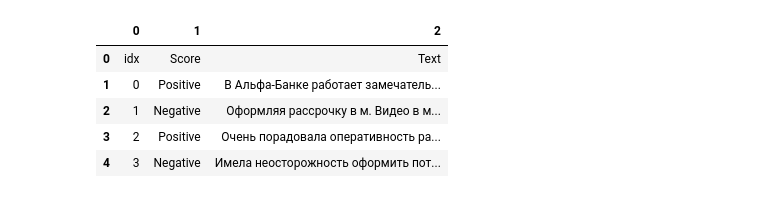
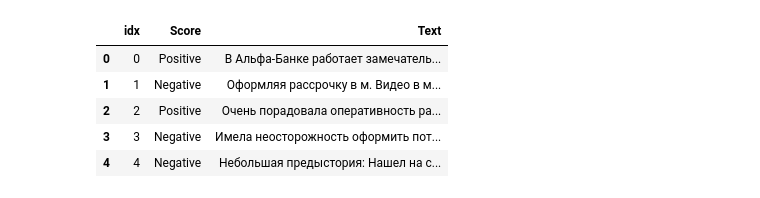
Before and after one commit to DrozhzhinD/lastbull, a Jupyter notebook: classaft.ipynb, the cells around one changed output. Cells and saved outputs as stored; diff of their text form; code cells hidden in the pictures.

```diff
--- a/classaft.ipynb
+++ b/classaft.ipynb
@@ -82,10 +52,10 @@ max_review_len = 100
 # %%
-data = pd.read_csv("banks.csv", sep="\t", header=None)
+data = pd.read_csv("banks.csv", sep="\t")
 data.head()
 # %% [output]
-|  | 0 | 1 | 2 |
-| 0 | idx | Score | Text |
-| 1 | 0 | Positive | В Альфа-Банке работает замечатель... |
-| 2 | 1 | Negative | Оформляя рассрочку в м. Видео в м... |
-| 3 | 2 | Positive | Очень порадовала оперативность ра... |
-| 4 | 3 | Negative | Имела неосторожность оформить пот... |
+|  | idx | Score | Text |
+| 0 | 0 | Positive | В Альфа-Банке работает замечатель... |
+| 1 | 1 | Negative | Оформляя рассрочку в м. Видео в м... |
+| 2 | 2 | Positive | Очень порадовала оперативность ра... |
+| 3 | 3 | Negative | Имела неосторожность оформить пот... |
+| 4 | 4 | Negative | Небольшая предыстория: Нашел на с... |
```
Also changed, not shown: parts of 14 cells of this notebook.
